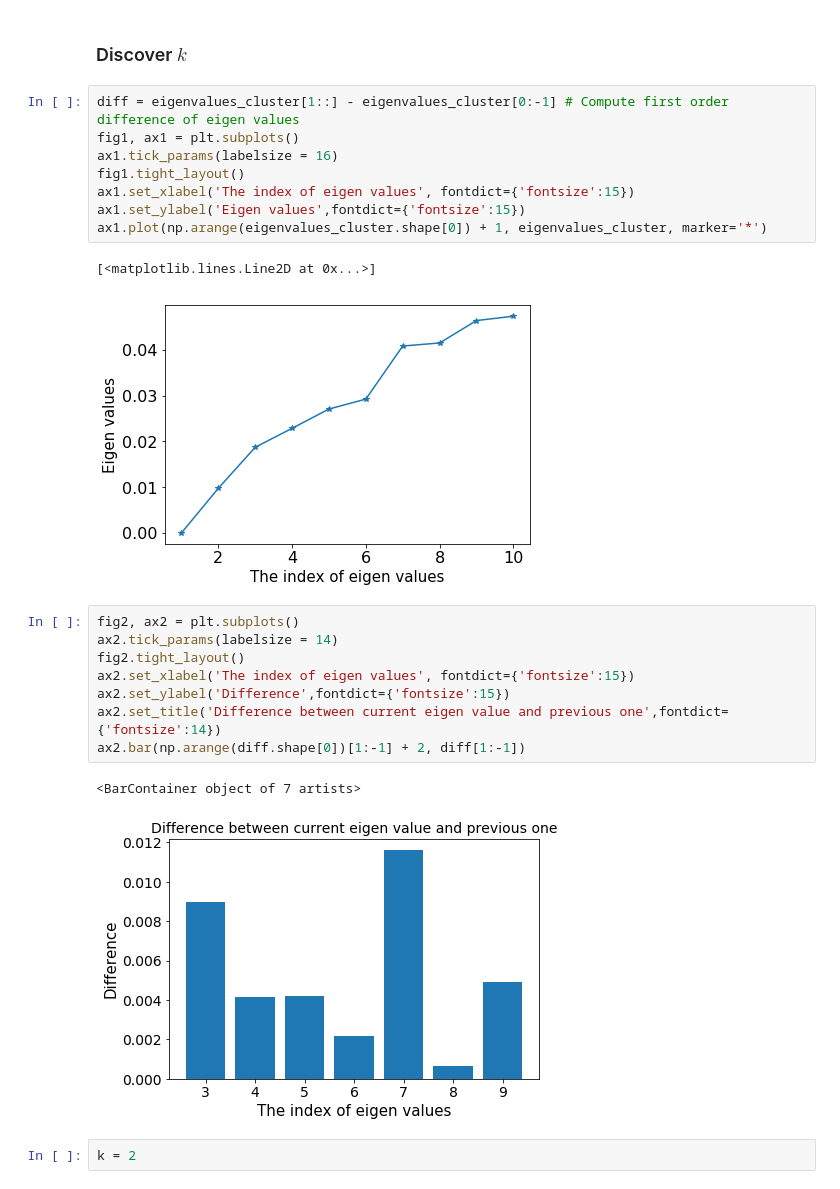
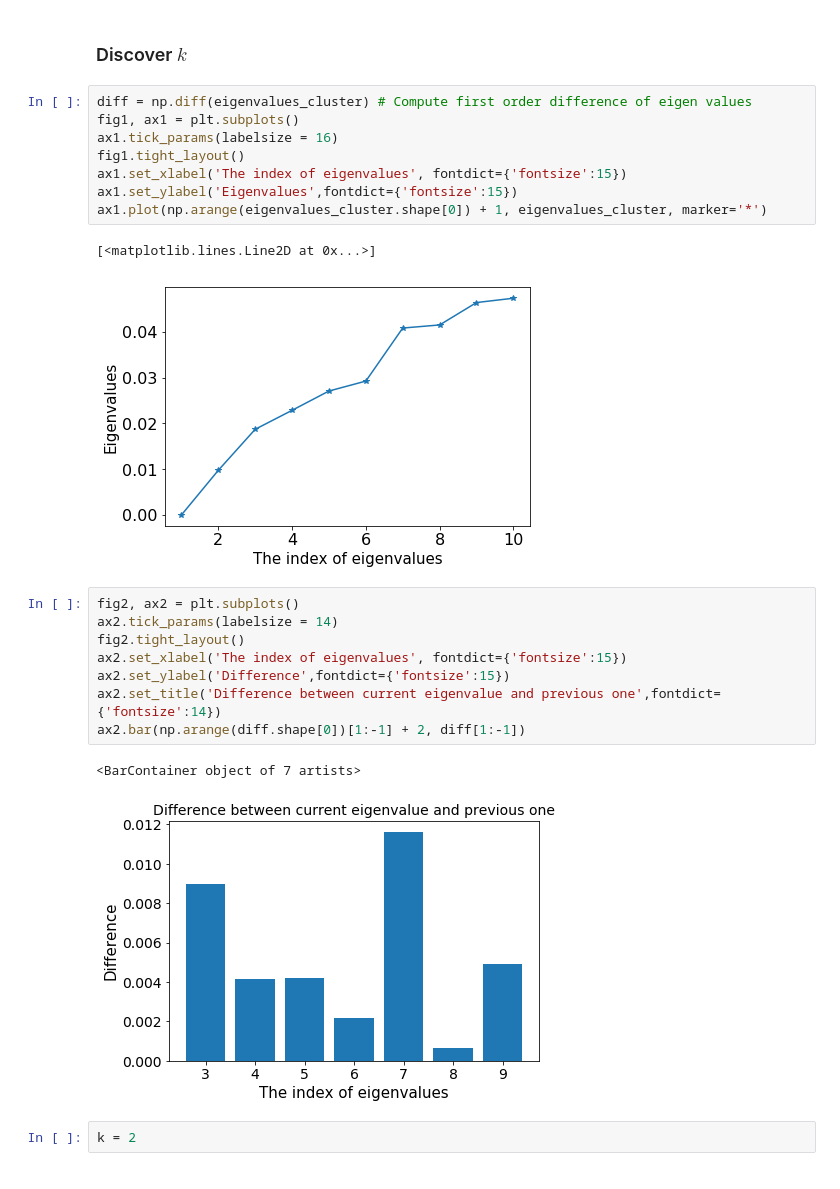
Before and after one commit to ownzonefeng/ntds_groupwork, a Jupyter notebook: Milestone3/3_spectral_graph_theory.ipynb, the cells around one changed output. Drawn from its saved outputs; the diff is of its cells as text.

Commit message:
modifications
Discover k: diff = np.diff(eigenvalues_cluster) is better.  I t should be "eigenvalues" in xy labels.

```diff
--- a/Milestone3/3_spectral_graph_theory.ipynb
+++ b/Milestone3/3_spectral_graph_theory.ipynb
@@ -350,27 +350,27 @@ eigenvalues_cluster, eigenvectors_cluster = sparse.linalg.eigsh(laplacian_larges
 # %% [markdown]
 ### Discover $k$
 # %%
-diff = eigenvalues_cluster[1::] - eigenvalues_cluster[0:-1] # Compute first order difference of eigen values
+diff = np.diff(eigenvalues_cluster) # Compute first order difference of eigen values
 fig1, ax1 = plt.subplots()
 ax1.tick_params(labelsize = 16)
 fig1.tight_layout()
-ax1.set_xlabel('The index of eigen values', fontdict={'fontsize':15})
-ax1.set_ylabel('Eigen values',fontdict={'fontsize':15})
+ax1.set_xlabel('The index of eigenvalues', fontdict={'fontsize':15})
+ax1.set_ylabel('Eigenvalues',fontdict={'fontsize':15})
 ax1.plot(np.arange(eigenvalues_cluster.shape[0]) + 1, eigenvalues_cluster, marker='*')
 # %% [output]
 [<matplotlib.lines.Line2D at 0x...>]
-[figure, old version]
+[figure, new version]
 # %%
 fig2, ax2 = plt.subplots()
 ax2.tick_params(labelsize = 14)
 fig2.tight_layout()
-ax2.set_xlabel('The index of eigen values', fontdict={'fontsize':15})
+ax2.set_xlabel('The index of eigenvalues', fontdict={'fontsize':15})
 ax2.set_ylabel('Difference',fontdict={'fontsize':15})
-ax2.set_title('Difference between current eigen value and previous one',fontdict={'fontsize':14})
+ax2.set_title('Difference between current eigenvalue and previous one',fontdict={'fontsize':14})
 ax2.bar(np.arange(diff.shape[0])[1:-1] + 2, diff[1:-1])
 # %% [output]
 <BarContainer object of 7 artists>
-[figure, old version]
+[figure, new version]
 # %%
 k = 2
 # %% [markdown]
```
Also changed, not shown: parts of 3 cells of this notebook.
